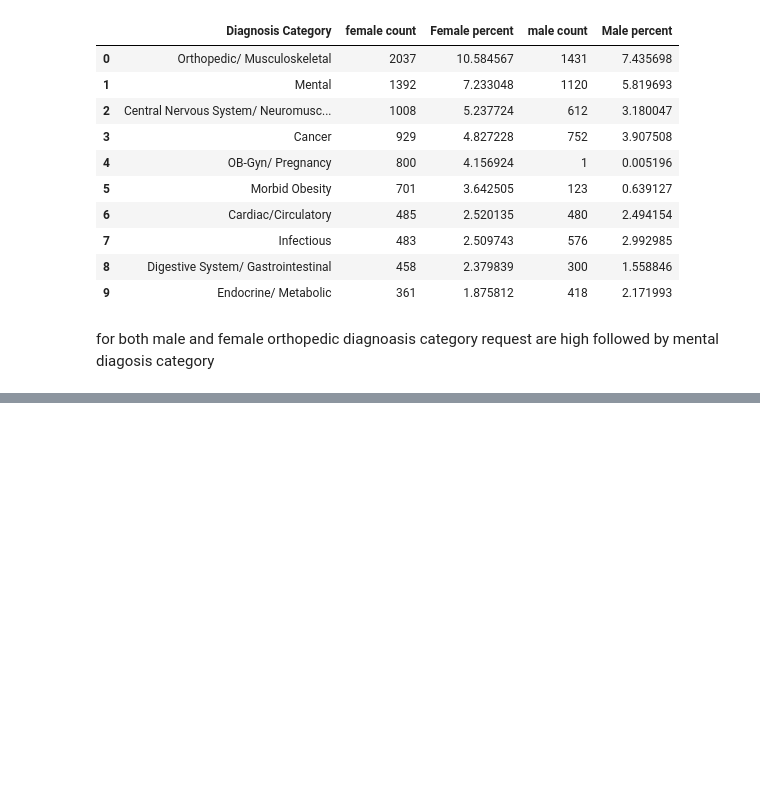
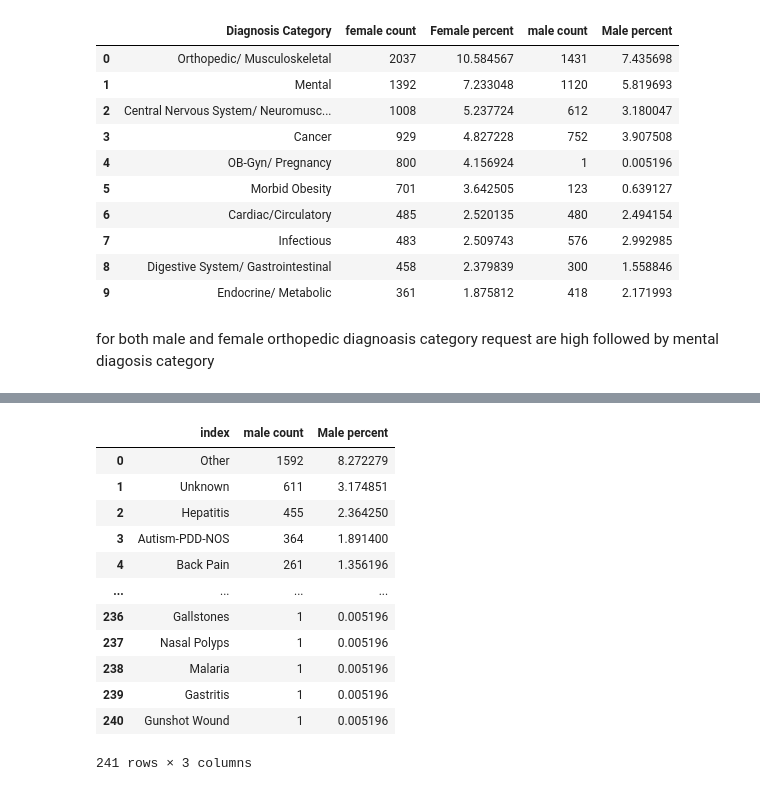
Before and after one commit to rohitkadam1410/Data-Scinence-Projects, a Jupyter notebook: Independent medical review dataset/EDA_independent_medical_review.ipynb, the cells around one changed output, grey strips where cells are left out. Saved outputs shown, nothing was run; the diff lists cells and outputs as text; code cells hidden in the pictures; blank space fills up the shorter version.

```diff
--- a/Independent medical review dataset/EDA_independent_medical_review.ipynb
+++ b/Independent medical review dataset/EDA_independent_medical_review.ipynb
@@ -717,0 +720,10 @@ for both male and female orthopedic diagnoasis category request are high followe
+# %%
+en_df = len(df)
+
+diagnosis_sub_cat_count_male = df[df['Patient Gender']=='Male']['Diagnosis Sub Category'].value_counts().reset_index(name ='male count')
+
+diagnosis_sub_cat_count_male
+
+diagnosis_sub_cat_count_female = df[df['Patient Gender']=='Female']['Diagnosis Sub Category'].value_counts().reset_index(name ='female count')
+
+diagnosis_sub_cat_count_female
@@ -717,0 +744,20 @@ for both male and female orthopedic diagnoasis category request are high followe
+# %%
+diagnosis_sub_cat_count_male['Male percent'] = diagnosis_sub_cat_count_male['male count']/len_df *100
+
+diagnosis_sub_cat_count_female['Female percent'] = diagnosis_sub_cat_count_female['female count']/len_df *100
+
+diagnosis_sub_cat_count_male
+# %% [output]
+|  | index | male count | Male percent |
+| 0 | Other | 1592 | 8.272279 |
+| 1 | Unknown | 611 | 3.174851 |
+| 2 | Hepatitis | 455 | 2.364250 |
+| 3 | Autism-PDD-NOS | 364 | 1.891400 |
+| 4 | Back Pain | 261 | 1.356196 |
+| ... | ... | ... | ... |
+| 236 | Gallstones | 1 | 0.005196 |
+| 237 | Nasal Polyps | 1 | 0.005196 |
+| 238 | Malaria | 1 | 0.005196 |
+| 239 | Gastritis | 1 | 0.005196 |
+| 240 | Gunshot Wound | 1 | 0.005196 |
+241 rows × 3 columns
```
Also changed, not shown: parts of 6 cells of this notebook.
